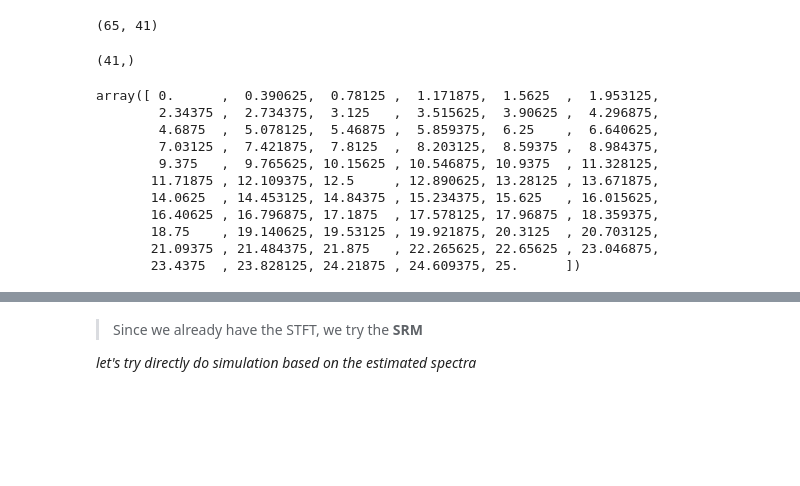
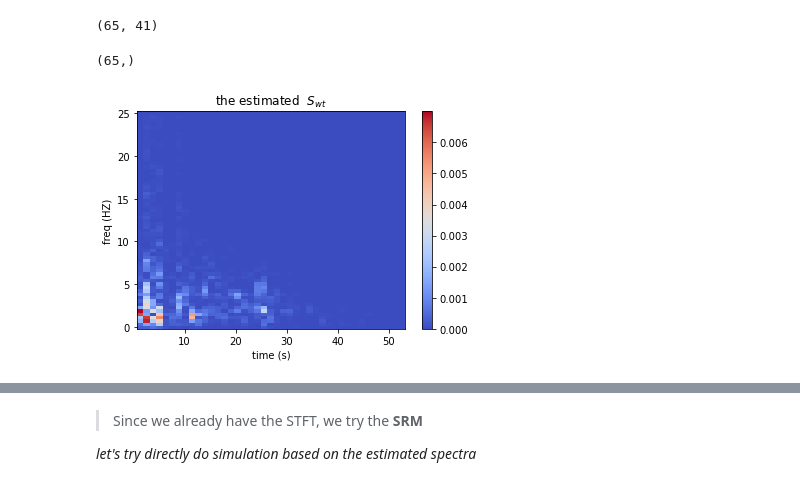
Before and after one commit to leslieDLcy/KTnSRM, a Jupyter notebook: EPSD_by_STFT.ipynb, the cells around one changed output, grey strips where cells are left out. Saved outputs shown, nothing was run; the diff lists cells and outputs as text; code cells hidden in the pictures; blank space fills up the shorter version.

```diff
--- a/EPSD_by_STFT.ipynb
+++ b/EPSD_by_STFT.ipynb
@@ -81,13 +75,13 @@ t
 # %% [markdown]
 ### Using `plt.specgram`
 # %%
-fig, (ax1, ax2) = plt.subplots(nrows=2, figsize=(8, 8))
+fig, (ax1, ax2) = plt.subplots(nrows=2, figsize=(8,8))
 ax1.plot(t_axis, amp_axis)
 Pxx, freqs, t_bins, im = ax2.specgram(amp_axis,
                                       NFFT =128,
                                       Fs=FS,
                                       noverlap=64,
-                                      mode='magnitude')
+                                      mode='psd')
 plt.show()
 # %% [output]
 [figure]
@@ -96,20 +90,6 @@ Pxx.shape
 # %% [output]
 (65, 41)
 # %%
-t_bins.shape
+freqs.shape
 # %% [output]
-(41,)
+(65,)
-# %%
-freqs
-# %% [output]
-array([ 0.      ,  0.390625,  0.78125 ,  1.171875,  1.5625  ,  1.953125,
-        2.34375 ,  2.734375,  3.125   ,  3.515625,  3.90625 ,  4.296875,
-        4.6875  ,  5.078125,  5.46875 ,  5.859375,  6.25    ,  6.640625,
-        7.03125 ,  7.421875,  7.8125  ,  8.203125,  8.59375 ,  8.984375,
-        9.375   ,  9.765625, 10.15625 , 10.546875, 10.9375  , 11.328125,
-       11.71875 , 12.109375, 12.5     , 12.890625, 13.28125 , 13.671875,
-       14.0625  , 14.453125, 14.84375 , 15.234375, 15.625   , 16.015625,
-       16.40625 , 16.796875, 17.1875  , 17.578125, 17.96875 , 18.359375,
-       18.75    , 19.140625, 19.53125 , 19.921875, 20.3125  , 20.703125,
-       21.09375 , 21.484375, 21.875   , 22.265625, 22.65625 , 23.046875,
-       23.4375  , 23.828125, 24.21875 , 24.609375, 25.      ])
@@ -117,0 +111,4 @@ t_bins
+# %%
+EPSD_show(Pxx, freqs, t_bins, format='2d')
+# %% [output]
+[figure, added]
```
Also changed, not shown: parts of 47 cells of this notebook, 4 other files.
